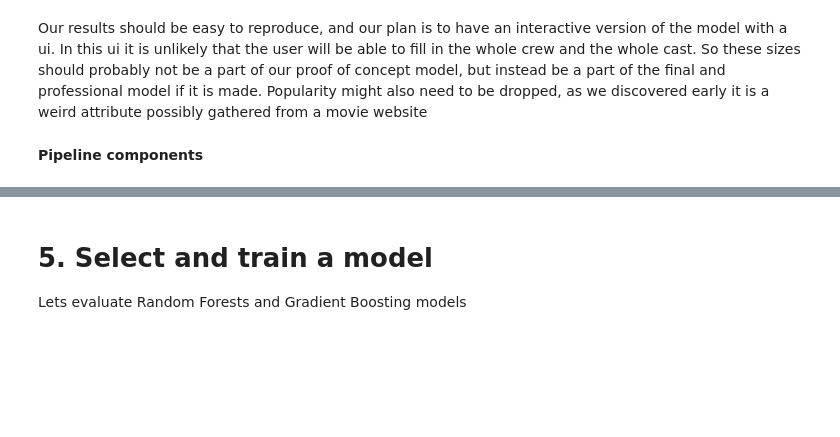
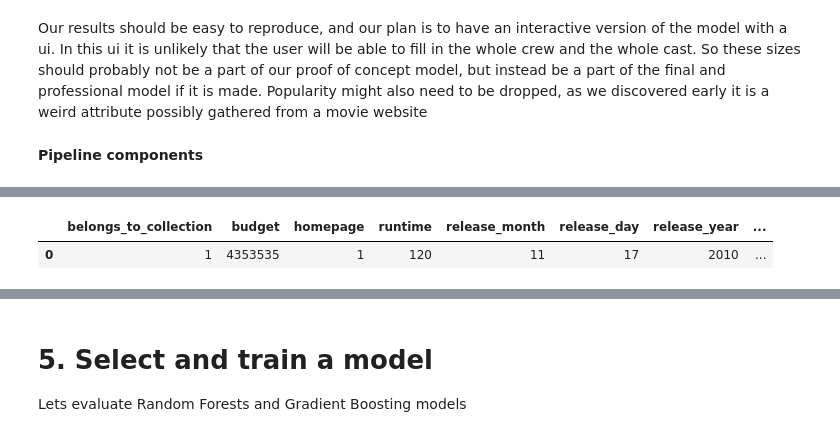
Before and after one commit to 589688/ML-box-office-web-app, a Jupyter notebook: project-2-box-office.ipynb, the cells around one changed output, grey strips where cells are left out. Drawn from its saved outputs; the diff is of its cells as text; code cells hidden in the pictures; blank space fills up the shorter version.

```diff
--- a/project-2-box-office.ipynb
+++ b/project-2-box-office.ipynb
@@ -813,3 +1560,11 @@ def user_input_pipeline():
+# %%
+#Test data that could come from anvil frontend: 4353535, 120, True, True, False, False, False, '2010-11-17', 'Fox, Paramount','Tom Hanks, Tom Cruise', 'Adventure, Action, Drama'
+df2 = user_input_pipeline(4353535, 120, True, True, False, True, True, '2010-11-17', 'Fox, Paramount','Tom Hanks, Tom Cruise', 'Adventure, Action, Drama')
+toDf(df2).head()
+#df2.head()
+# %% [output]
+|  | belongs_to_collection | budget | homepage | runtime | release_month | release_day | release_year | ... |
+| 0 | 1 | 4353535 | 1 | 120 | 11 | 17 | 2010 | ... |
 # %%
 X_train = train_df.drop(['revenue', 'id'], axis=1)
 y_train = train_df['revenue']
```
Also changed, not shown: parts of 75 cells of this notebook.
